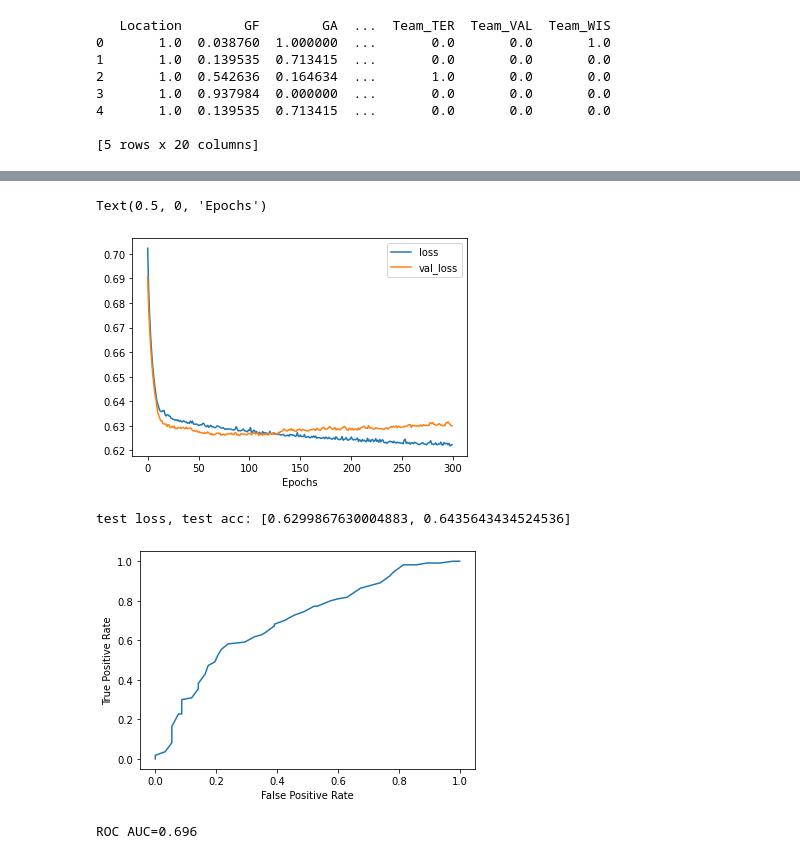
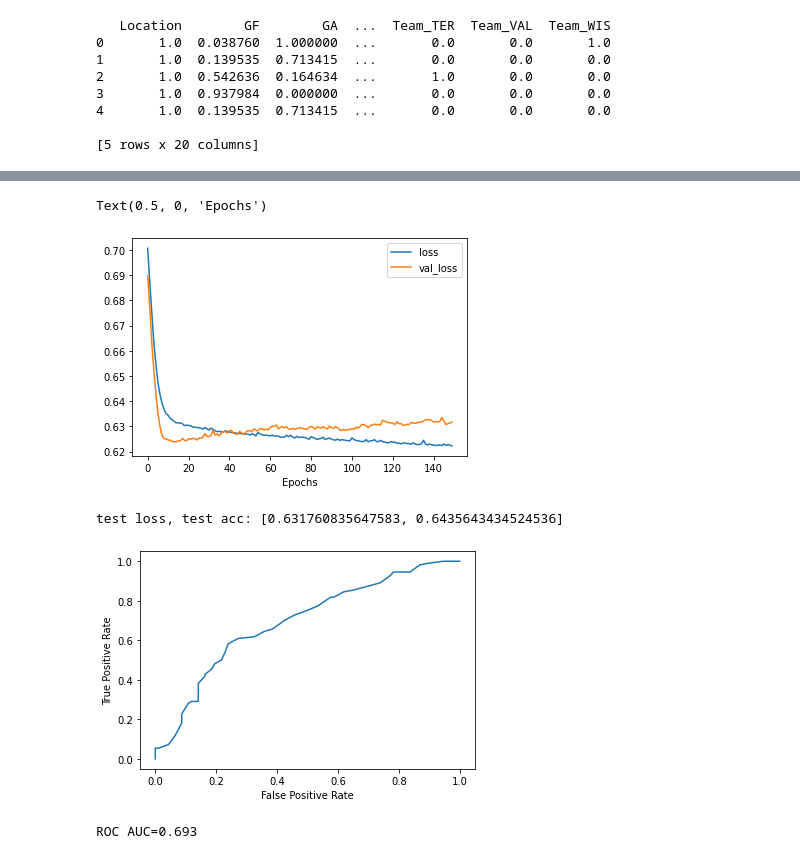
Before and after one commit to Nurguyan/Ice-Hockey-Match-Outcome-Predictor, a Jupyter notebook: Ice_Hockey_Match_Outcome_Predictor.ipynb, the cells around one changed output, grey strips where cells are left out. Saved outputs shown, nothing was run; the diff lists cells and outputs as text; code cells hidden in the pictures.

```diff
--- a/Ice_Hockey_Match_Outcome_Predictor.ipynb
+++ b/Ice_Hockey_Match_Outcome_Predictor.ipynb
@@ -85,5 +85,5 @@ model.add(Dense(1, activation='sigmoid'))
 # compile the keras model
 model.compile(loss='binary_crossentropy', optimizer='adam', metrics=['accuracy'])
 # %%
-history = model.fit(x=x_train, y=y_train, validation_data=(x_test, y_test), epochs=300, verbose=1)
+history = model.fit(x=x_train, y=y_train, validation_data=(x_test, y_test), epochs=150, verbose=1)
 # %% [output]
@@ -114,35 +114,32 @@ plt.legend(['loss', 'val_loss'])
 plt.xlabel('Epochs')
 # %% [output]
 Text(0.5, 0, 'Epochs')
-[figure, old version]
+[figure, new version]
 # %%
 score = model.evaluate(x_test, y_test, verbose=0)
 print('test loss, test acc:', score)
 # %% [output]
-test loss, test acc: [0.6299867630004883, 0.6435643434524536]
+test loss, test acc: [0.631760835647583, 0.6435643434524536]
 # %%
 from sklearn.model_selection import train_test_split
 from sklearn.metrics import roc_curve
 from sklearn.metrics import roc_auc_score
 from matplotlib import pyplot
 
-probs = model.predict_proba(x_test)
-# keep probabilities for the positive outcome only
-probs = probs[:]
-
+probs = model.predict(x_test)
 # calculate roc curves
 FPR, TPR, _ = roc_curve(y_test, probs)
 # plot the roc curve for the model
 pyplot.plot(FPR, TPR)
 # axis labels
 pyplot.xlabel('False Positive Rate')
 pyplot.ylabel('True Positive Rate')
 # show the plot
 pyplot.show()
 
 # calculate scores
 auc = roc_auc_score(y_test, probs)
 print('ROC AUC=%.3f' % (auc))
 # %% [output]
-[figure, old version]
+[figure, new version]
-ROC AUC=0.696
+ROC AUC=0.693
```
Also changed, not shown: parts of 1 cell of this notebook.
